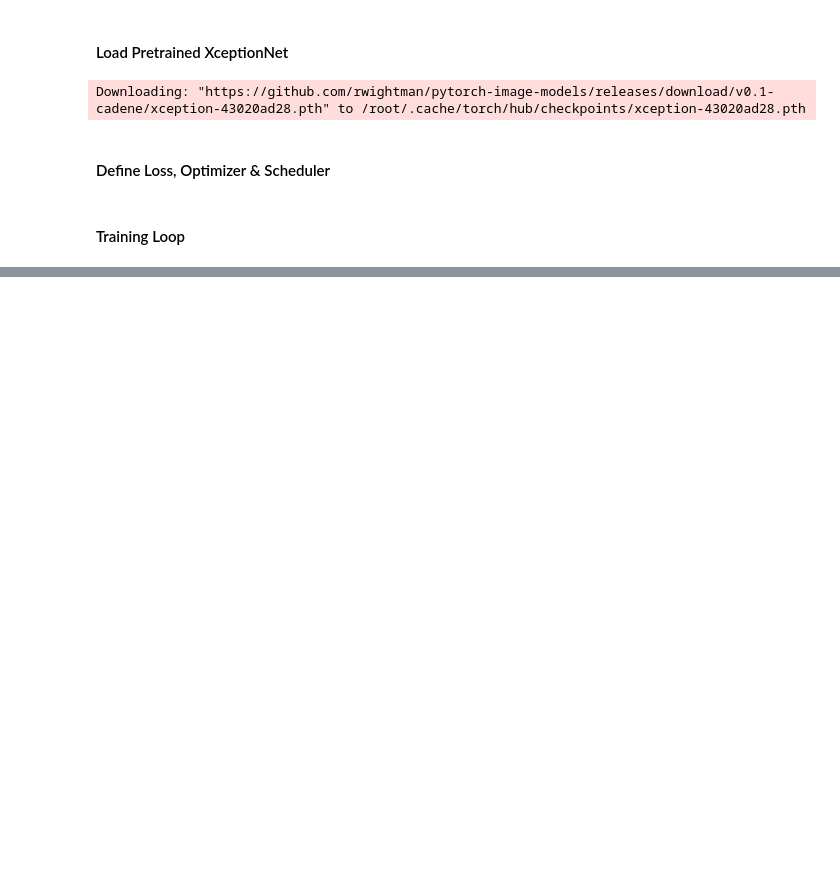
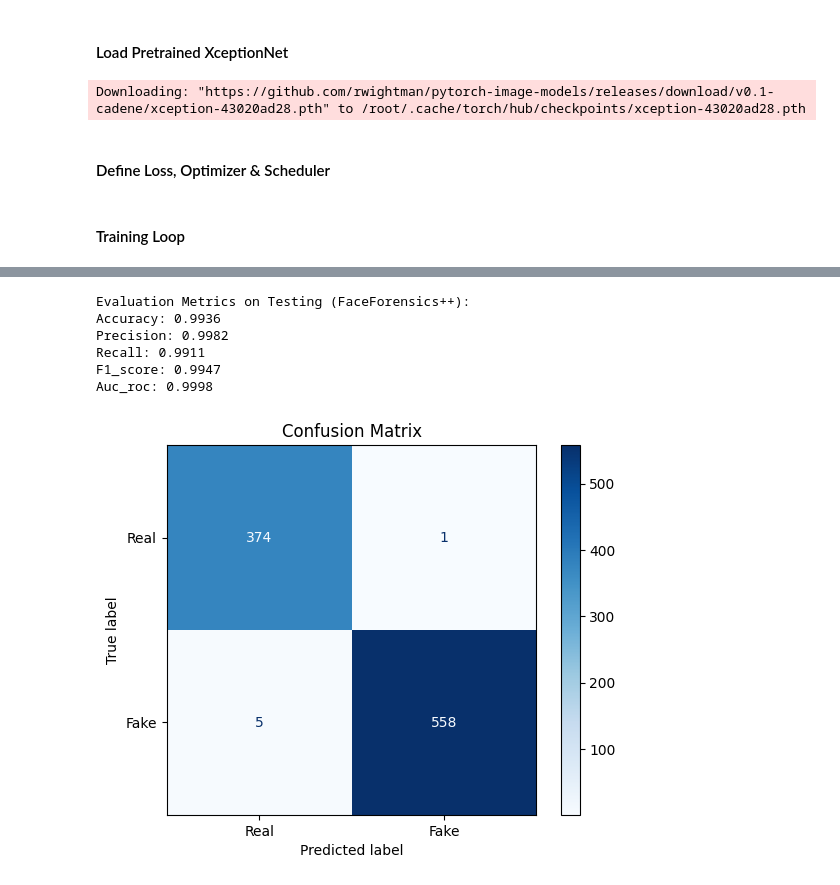
Before and after one commit to h-razu/deepfake-detection, a Jupyter notebook: deepfake_detection_notebook.ipynb, the cells around one changed output, grey strips where cells are left out. Drawn from its saved outputs; the diff is of its cells as text; code cells hidden in the pictures; blank space fills up the shorter version.

```diff
--- a/deepfake_detection_notebook.ipynb
+++ b/deepfake_detection_notebook.ipynb
@@ -931,4 +1399,0 @@ def prepare_dataloaders(train_dataset, val_dataset, test_dataset, batch_size=32,
-# %%
-train_loader, val_loader, test_loader, images, labels = prepare_dataloaders(
-    train_dataset_transformed, val_dataset_transformed, test_dataset_transformed, batch_size=64
-)
@@ -942,11 +1535,11 @@ Train batch - images: torch.Size([64, 3, 224, 224]), labels: torch.Size([64])
 import timm
 
 # Load XceptionNet from timm
-model = timm.create_model('xception', pretrained=True)
+xception_model = timm.create_model('xception', pretrained=True)
 
 # Modify the classifier for binary classification (real vs fake)
-num_ftrs = model.fc.in_features
-model.fc = nn.Linear(num_ftrs, 2)  # 2 classes: real and fake
+num_ftrs = xception_model.fc.in_features
+xception_model.fc = nn.Linear(num_ftrs, 2)  # 2 classes: real and fake
 # %% [output]
 Downloading: "https://github.com/rwightman/pytorch-image-models/releases/download/v0.1-cadene/xception-43020ad28.pth" to /root/.cache/torch/hub/checkpoints/xception-43020ad28.pth
 # %% [markdown]
@@ -997,8 +1628,8 @@ Epoch [10/10], Loss: 0.3181
 # %%
-from torch.utils.data import DataLoader
-from sklearn.metrics import accuracy_score
+from sklearn.metrics import confusion_matrix, ConfusionMatrixDisplay
+import matplotlib.pyplot as plt
 
-def evaluate_model(model, loader, device):
+def plot_conf_matrix_xception(model, loader, device, title="Confusion Matrix"):
     model.eval()
     all_preds, all_labels = [], []
 
@@ -1013,12 +1644,8 @@ def evaluate_model(model, loader, device):
             all_preds.extend(preds.cpu().numpy())
             all_labels.extend(labels.cpu().numpy())
 
-    accuracy = accuracy_score(all_labels, all_preds)
-    return accuracy
-
-# Check training and validation accuracy
-train_acc = evaluate_model(model, train_loader, device)
-val_acc = evaluate_model(model, val_loader, device)
-
-print(f"Training Accuracy: {train_acc:.4f}")
-print(f"Validation Accuracy: {val_acc:.4f}")
+    cm = confusion_matrix(all_labels, all_preds)
+    disp = ConfusionMatrixDisplay(confusion_matrix=cm, display_labels=["Real", "Fake"])
+    disp.plot(cmap='Blues')
+    plt.title(title)
+    plt.show()
@@ -1027,0 +1718,3 @@ Validation Accuracy: 0.9920
+# %%
+xception_model.load_state_dict(torch.load("/content/drive/MyDrive/deepfake_models/xception_model_ffpp.pth"))
+xception_model = xception_model.to(device)
@@ -1027,0 +1748,19 @@ Validation Accuracy: 0.9920
+# %%
+# evaluation of testing set
+ff_test_metrics = evaluate_xception_model(xception_model, ff_test_loader, device)
+
+print("Evaluation Metrics on Testing (FaceForensics++):")
+for k, v in ff_test_metrics.items():
+    print(f"{k.capitalize()}: {v:.4f}")
+# %% [output]
+Evaluation Metrics on Testing (FaceForensics++):
+Accuracy: 0.9936
+Precision: 0.9982
+Recall: 0.9911
+F1_score: 0.9947
+Auc_roc: 0.9998
+# %%
+# confusion matrix
+plot_conf_matrix_xception(xception_model, ff_test_loader, device)
+# %% [output]
+[figure, added]
```
Also changed, not shown: parts of 120 cells of this notebook.
